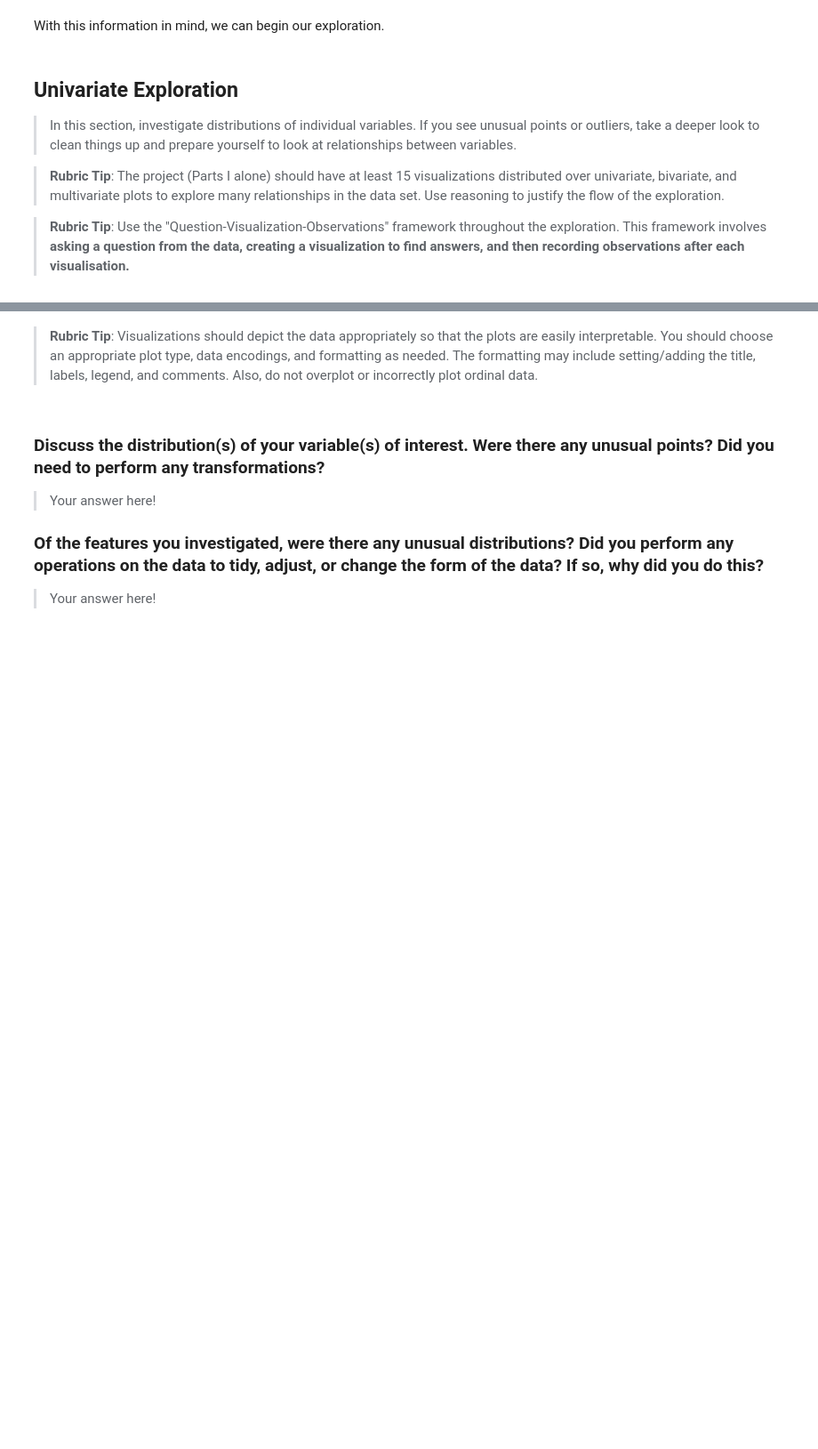
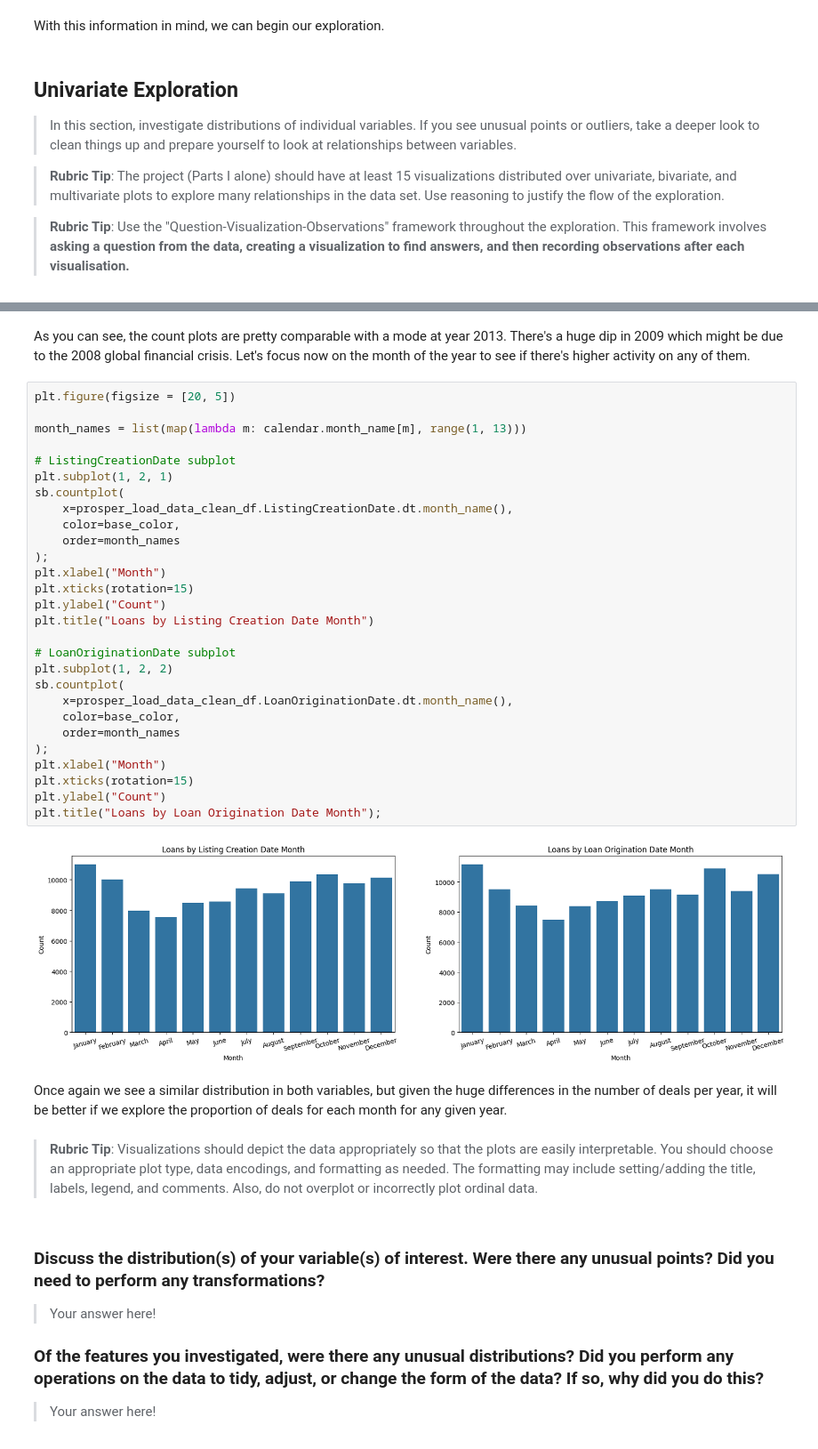
Before and after one commit to abarto/udacity-nd002-comunicate-data-findings, a Jupyter notebook: Part_I_exploration.ipynb, the cells around one changed output, grey strips where cells are left out. Shown: that part at 89% size. Cells and saved outputs as stored; diff of their text form; blank space fills up the shorter version.

```diff
--- a/Part_I_exploration.ipynb
+++ b/Part_I_exploration.ipynb
@@ -1075,3 +1116,37 @@ and prepare yourself to look at relationships between variables.
+# %% [markdown]
+As you can see, the count plots are pretty comparable with a mode at year 2013. There's a huge dip in 2009 which might be due to the 2008 global financial crisis. Let's focus now on the month of the year to see if there's higher activity on any of them.
+# %%
+plt.figure(figsize = [20, 5])
+
+month_names = list(map(lambda m: calendar.month_name[m], range(1, 13)))
+
+# ListingCreationDate subplot
+plt.subplot(1, 2, 1)
+sb.countplot(
+    x=prosper_load_data_clean_df.ListingCreationDate.dt.month_name(),
+    color=base_color,
+    order=month_names
+);
+plt.xlabel("Month")
+plt.xticks(rotation=15)
+plt.ylabel("Count")
+plt.title("Loans by Listing Creation Date Month")
+
+# LoanOriginationDate subplot
+plt.subplot(1, 2, 2)
+sb.countplot(
+    x=prosper_load_data_clean_df.LoanOriginationDate.dt.month_name(),
+    color=base_color,
+    order=month_names
+);
+plt.xlabel("Month")
+plt.xticks(rotation=15)
+plt.ylabel("Count")
+plt.title("Loans by Loan Origination Date Month");
+# %% [output]
+[figure, added]
+# %% [markdown]
+Once again we see a similar distribution in both variables, but given the huge differences in the number of deals per year, it will be better if we explore the proportion of deals for each month for any given year.
 # %% [markdown]
 
 
```
Also changed, not shown: parts of 9 cells of this notebook.
